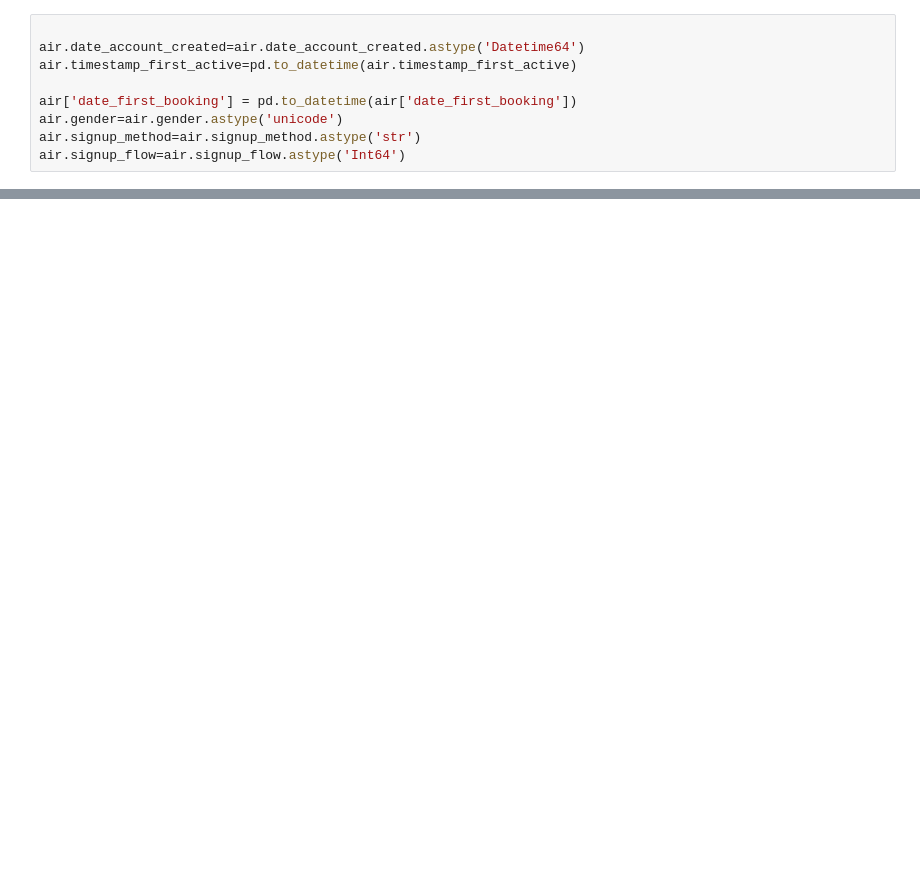
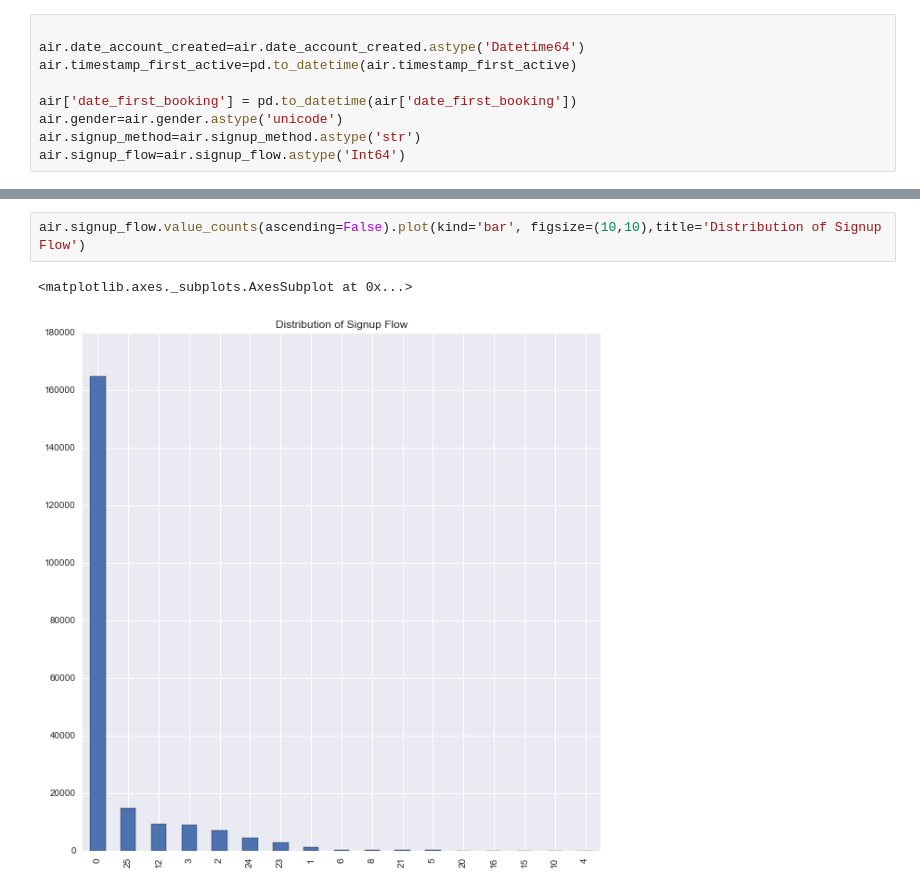
Before and after one commit to shobana19/DataMining, a Jupyter notebook: Lab_1 AirBnb.ipynb, the cells around one changed output, grey strips where cells are left out. Drawn from its saved outputs; the diff is of its cells as text; blank space fills up the shorter version.

```diff
--- a/Lab_1 AirBnb.ipynb
+++ b/Lab_1 AirBnb.ipynb
@@ -51,0 +120,5 @@ air.age.hist(bins=1000)
+# %%
+air.signup_flow.value_counts(ascending=False).plot(kind='bar', figsize=(10,10),title='Distribution of Signup Flow')
+# %% [output]
+<matplotlib.axes._subplots.AxesSubplot at 0x...>
+[figure, added]
```
Also changed, not shown: parts of 39 cells of this notebook.
